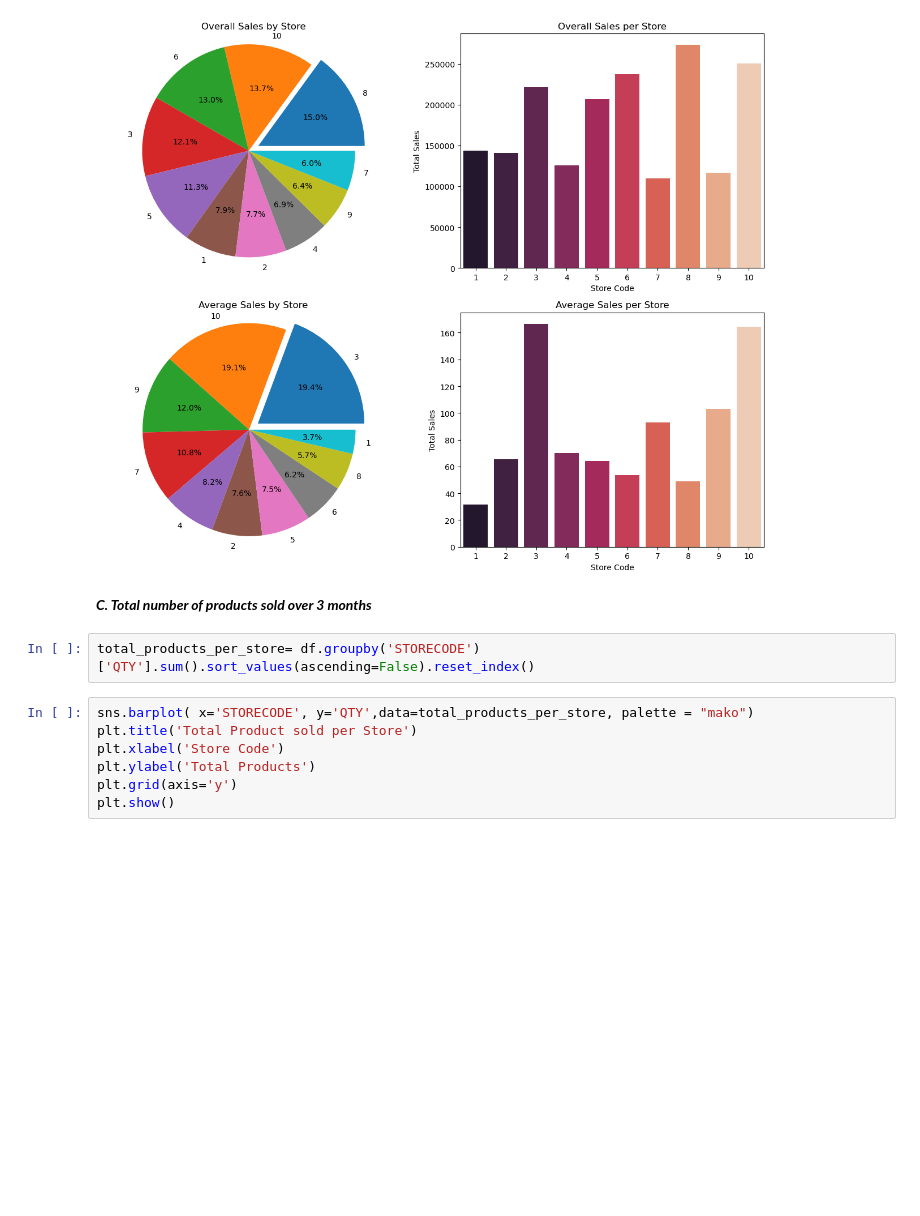
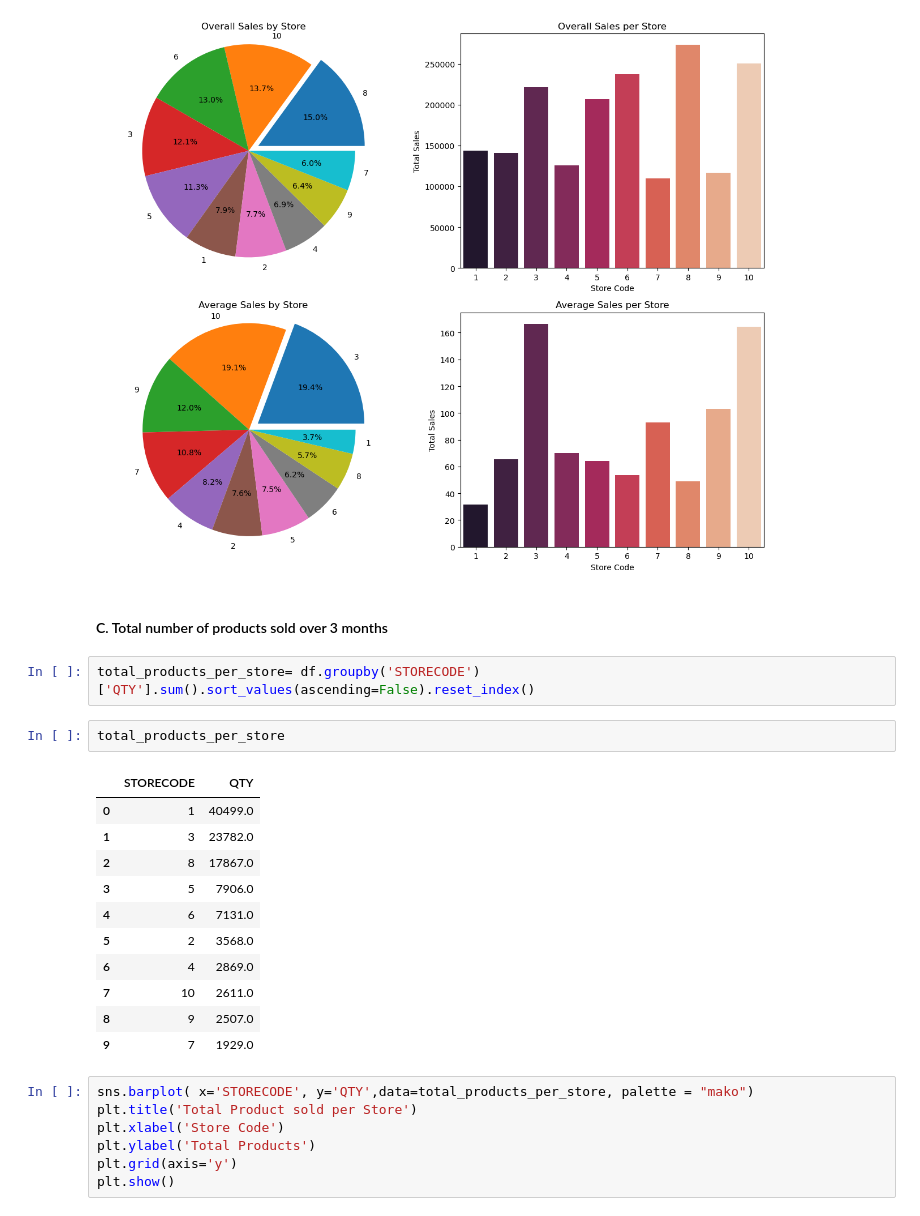
Before and after one commit to shriansh8619/EDA_Customer_Behavior, a Jupyter notebook: EDA_Customer_Behav.ipynb, the cells around one changed output. Cells and saved outputs as stored; diff of their text form; blank space fills up the shorter version.

```diff
--- a/EDA_Customer_Behav.ipynb
+++ b/EDA_Customer_Behav.ipynb
@@ -312,9 +310,23 @@ plt.show()
 # %% [output]
 [figure]
 # %% [markdown]
-***C. Total number of products sold over 3 months***
+#### C. Total number of products sold over 3 months
 # %%
 total_products_per_store= df.groupby('STORECODE')['QTY'].sum().sort_values(ascending=False).reset_index()
+# %%
+total_products_per_store
+# %% [output]
+|  | STORECODE | QTY |
+| 0 | 1 | 40499.0 |
+| 1 | 3 | 23782.0 |
+| 2 | 8 | 17867.0 |
+| 3 | 5 | 7906.0 |
+| 4 | 6 | 7131.0 |
+| 5 | 2 | 3568.0 |
+| 6 | 4 | 2869.0 |
+| 7 | 10 | 2611.0 |
+| 8 | 9 | 2507.0 |
+| 9 | 7 | 1929.0 |
 # %%
 sns.barplot( x='STORECODE', y='QTY',data=total_products_per_store, palette = "mako")
 plt.title('Total Product sold per Store')
```
Also changed, not shown: parts of 16 cells of this notebook.
